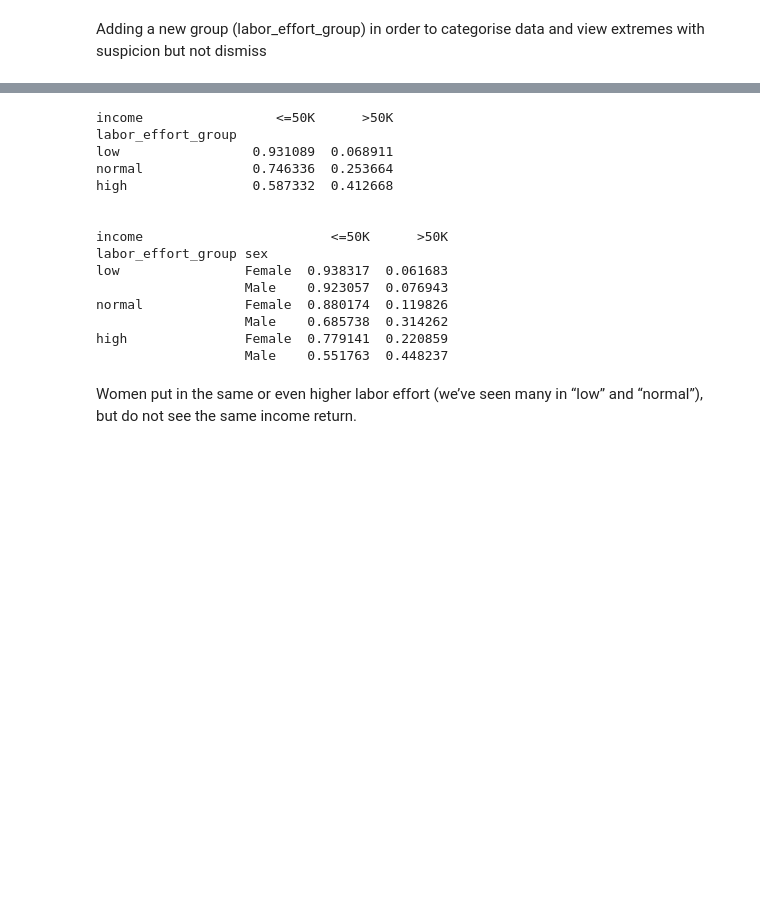
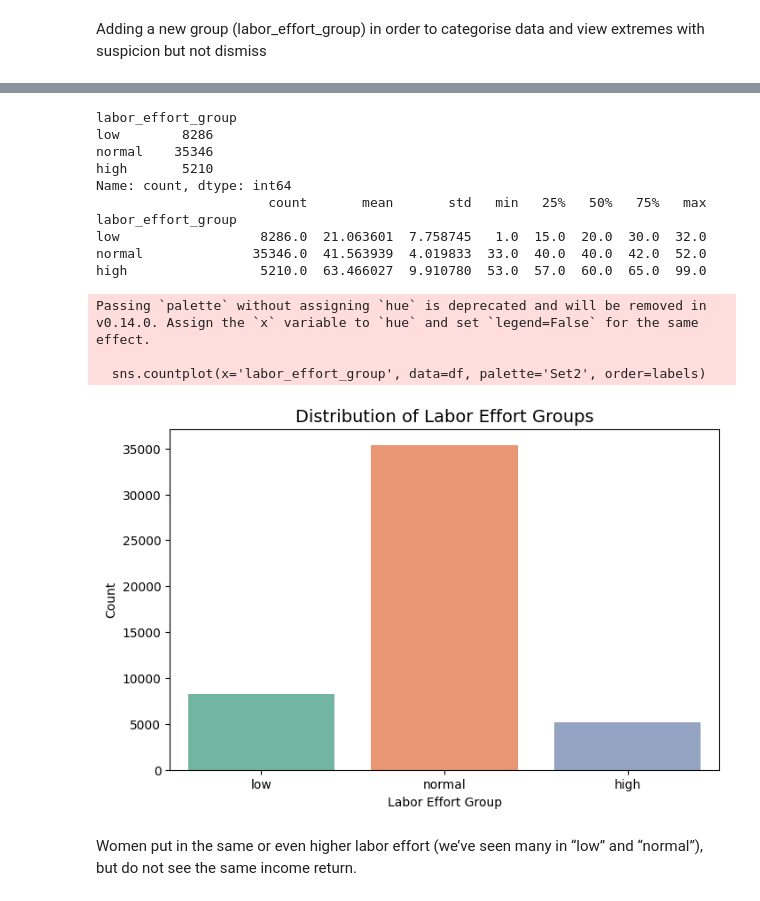
Before and after one commit to zoe05-44/Bias_Auditor, a Jupyter notebook: notebooks/01_eda.ipynb, the cells around one changed output, grey strips where cells are left out. Cells and saved outputs as stored; diff of their text form; code cells hidden in the pictures; blank space fills up the shorter version.

```diff
--- a/notebooks/01_eda.ipynb
+++ b/notebooks/01_eda.ipynb
@@ -287,12 +204,2 @@ Name: count, dtype: int64
 # %% [markdown]
 Adding a new group (labor_effort_group) in order to categorise data and view extremes with suspicion but not dismiss
-# %%
-bins = [0, lower_bound, upper_bound, hours_per_week.max()]
-labels = ['low', 'normal', 'high']
-
-# Create the new column
-df['labor_effort_group'] = pd.cut(hours_per_week, bins=bins, labels=labels, right=True)
-
-# Verify the result by checking the value counts of the new column
-print(df['labor_effort_group'].value_counts())
-print(df.groupby('labor_effort_group')['hour-per-week'].describe())
@@ -330,22 +206,38 @@ White               0.169556  0.716920  0.113524
-# %%
-print(pd.crosstab(df['labor_effort_group'], df['income'], normalize='index'))
-print("\n")
-print(pd.crosstab([df['labor_effort_group'], df['sex']], df['income'], normalize='index'))
-# %% [output]
-income                 <=50K      >50K
-labor_effort_group
-low                 0.931089  0.068911
-normal              0.746336  0.253664
-high                0.587332  0.412668
-
-
-income                        <=50K      >50K
-labor_effort_group sex
-low                Female  0.938317  0.061683
-                   Male    0.923057  0.076943
-normal             Female  0.880174  0.119826
-                   Male    0.685738  0.314262
-high               Female  0.779141  0.220859
-                   Male    0.551763  0.448237
+# %%
+# Define bins and labels
+bins = [0, lower_bound, upper_bound, df['hours-per-week'].max()]
+labels = ['low', 'normal', 'high']
+
+# Create labor effort group column
+df['labor_effort_group'] = pd.cut(df['hours-per-week'], bins=bins, labels=labels, right=True)
+
+# Check distribution
+print(df['labor_effort_group'].value_counts().sort_index())
+
+# Summary stats per group
+print(df.groupby('labor_effort_group')['hours-per-week'].describe())
+
+# --- Quick Visualization ---
+plt.figure(figsize=(8, 5))
+sns.countplot(x='labor_effort_group', data=df, palette='Set2', order=labels)
+plt.title("Distribution of Labor Effort Groups", fontsize=14)
+plt.xlabel("Labor Effort Group")
+plt.ylabel("Count")
+plt.show()
+# %% [output]
+labor_effort_group
+low        8286
+normal    35346
+high       5210
+Name: count, dtype: int64
+                      count       mean       std   min   25%   50%   75%   max
+labor_effort_group
+low                  8286.0  21.063601  7.758745   1.0  15.0  20.0  30.0  32.0
+normal              35346.0  41.563939  4.019833  33.0  40.0  40.0  42.0  52.0
+high                 5210.0  63.466027  9.910780  53.0  57.0  60.0  65.0  99.0
+Passing `palette` without assigning `hue` is deprecated and will be removed in v0.14.0. Assign the `x` variable to `hue` and set `legend=False` for the same effect.
+
+  sns.countplot(x='labor_effort_group', data=df, palette='Set2', order=labels)
+[figure, added]
 # %% [markdown]
 Women put in the same or even higher labor effort (we’ve seen many in “low” and “normal”), but do not see the same income return.
```
Also changed, not shown: parts of 39 cells of this notebook, 4 other files.
